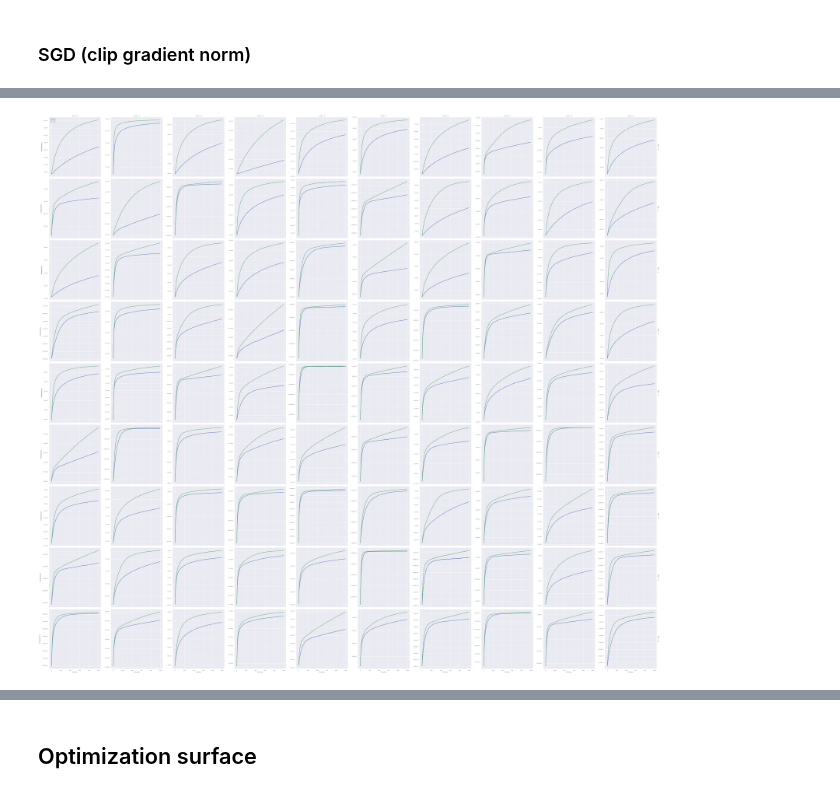
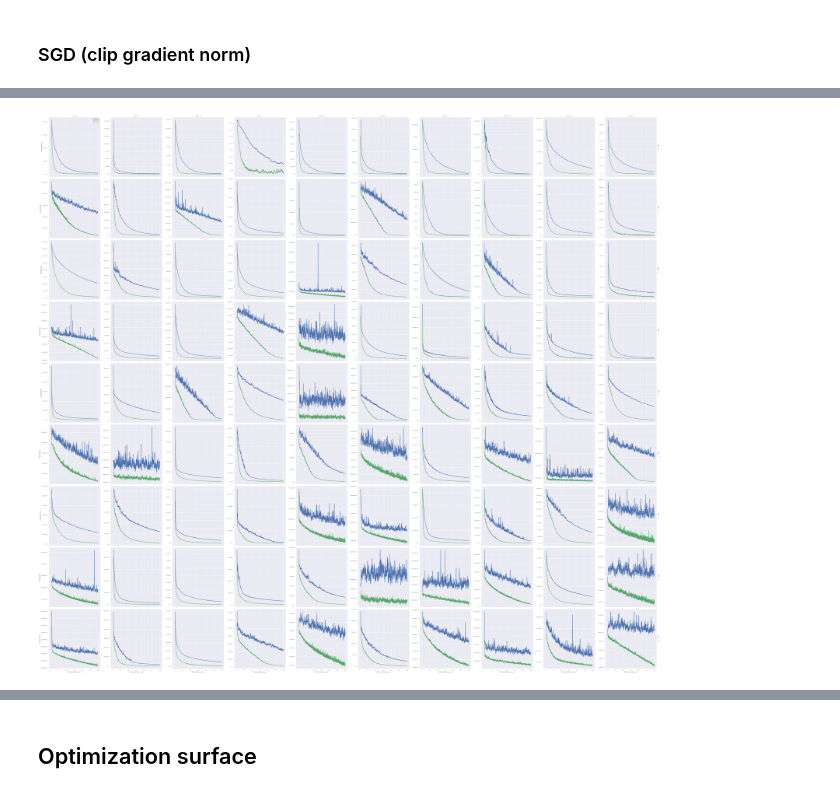
Before and after one commit to 0xangelo/LQSVG, a Jupyter notebook: experiments/dpg_vs_maac.ipynb, the cells around one changed output, grey strips where cells are left out. Saved outputs shown, nothing was run; the diff lists cells and outputs as text; code cells hidden in the pictures.

Commit message:
chore(experiments): update suboptimality gap results
Signed-off-by: angelolovatto <angelolovatto@gmail.com>

```diff
--- a/experiments/dpg_vs_maac.ipynb
+++ b/experiments/dpg_vs_maac.ipynb
@@ -676,4 +676,14 @@ width: 4.803148471011484, height: 5.937018016194373
 ## Suboptimality Gap
 # %% [markdown]
 ### SGD (clip gradient norm)
+# %%
+def read_suboptimality_data(logdir: str) -> pd.DataFrame:
+    data = read_optimization_data(logdir)
+    data["Iteration"] = data["training_iteration"]
+    data["Cost"] = -data["true_value"]
+    data["Optimal"] = -data["optimal_value"]
+    data["Suboptimality"] = 100 * (data["Cost"] - data["Optimal"]) / data["Optimal"]
+    data["Grad Norm"] = data["grad_norm"]
+    data["Dim"] = data["env_dim"]
+    return data
 # %%
@@ -709,0 +720,2 @@ memory usage: 42.7+ MB
+# %%
+NEW_SGD_DATA = read_suboptimality_data("results/SuboptimalityGap_2021-06-12_15-59-42/")
@@ -710,17 +774,9 @@ memory usage: 42.7+ MB
 # %%
 def suboptimality_curves(data, y="Suboptimality", ci="sd"):
-    data = data.copy()
-    data["Iteration"] = data["training_iteration"]
-    data["Cost"] = -data["true_value"]
-    data["Optimal"] = data["optimal_value"]  # Forgot to log negative optimal cost as optimal value
-    data["Suboptimality"] = (data["Cost"] - data["Optimal"]) / data["Optimal"]
-    data["Grad Norm"] = data["grad_norm"]
-    data["Dim"] = data["env_dim"]
-
     fgrid = sns.relplot(
         data=data,
         kind="line",
-        x="Iteration",
+        x="time_total_s",
         y=y,
         hue="estimator",
         hue_order=HUE_ORDER,
@@ -730,10 +786,13 @@ def suboptimality_curves(data, y="Suboptimality", ci="sd"):
         facet_kws={"sharey": False, "legend_out": False, "margin_titles": True},
     )
     for ax in fgrid.axes.flatten():
-        ax.yaxis.set_major_formatter(mtick.PercentFormatter(xmax=1.0, decimals=1, symbol="\%", is_latex=True))
+        ax.yaxis.set_major_formatter(
+            mtick.PercentFormatter(xmax=1.0, decimals=1, symbol="\%", is_latex=True)
+        )
+    fgrid.set_xlabels("Wall clock time (sec)")
     fgrid.tight_layout()
     return fgrid
 # %%
-savefig(suboptimality_curves(SUBOPTIMALITY_SGD_DATA), "SuboptimalitySGD_clipped")
+savefig(suboptimality_curves(NEW_SGD_DATA), "SuboptimalitySGD_clipped")
 # %% [output]
-[figure, old version]
+[figure, new version]
```
Also changed, not shown: parts of 17 cells of this notebook, 7 other files.
